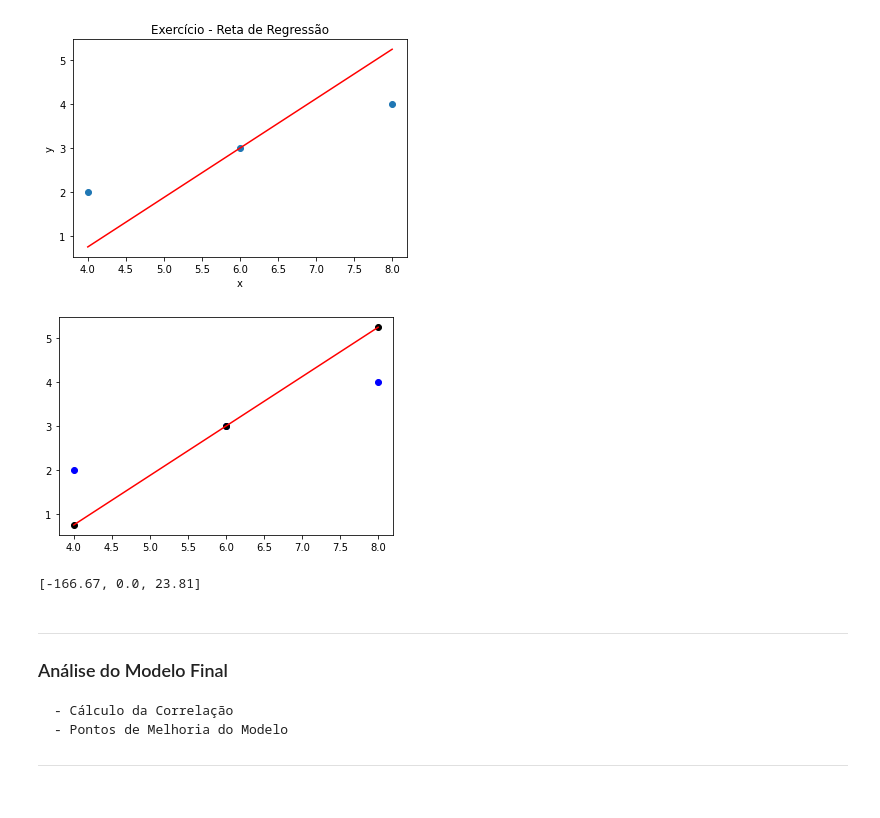
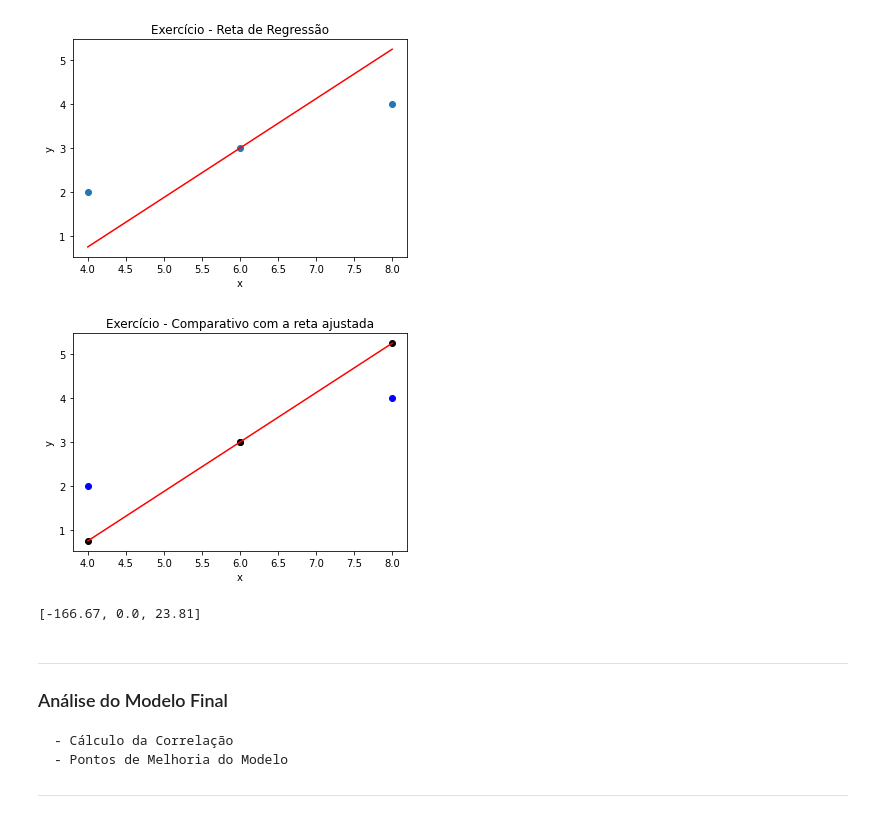
Before and after one commit to ViniViniAntunes/Escola_de_IA, a Jupyter notebook: Exercício_Aula04(Escola_Livre_de_IA).ipynb, the cells around one changed output. Saved outputs shown, nothing was run; the diff lists cells and outputs as text; code cells hidden in the pictures.

```diff
--- a/Exercício_Aula04(Escola_Livre_de_IA).ipynb
+++ b/Exercício_Aula04(Escola_Livre_de_IA).ipynb
@@ -73,21 +75,23 @@ plt.show()
 # %%
 x_reais = [4, 6, 8]
 y_reais = [2, 3, 4]
 
 y_regressao =  [m * x + b for x in x_reais]
 
 plt.scatter(x_reais, y_reais, c='b')
 plt.scatter(x_reais, y_regressao, c='k')
 
 pred = m * x + b
 plt.plot(x, pred, c='r')
-
+plt.xlabel('x')
+plt.ylabel('y')
+plt.title('Exercício - Comparativo com a reta ajustada')
 plt.show()
 
 erro_proporcional = [round(100*(1 - i/j),2) for i, j in zip(y_reais, y_regressao)]
 print(erro_proporcional)
 # %% [output]
-[figure, old version]
+[figure, new version]
 [-166.67, 0.0, 23.81]
 # %% [markdown]
 ---
```
Also changed, not shown: parts of 1 cell of this notebook.
